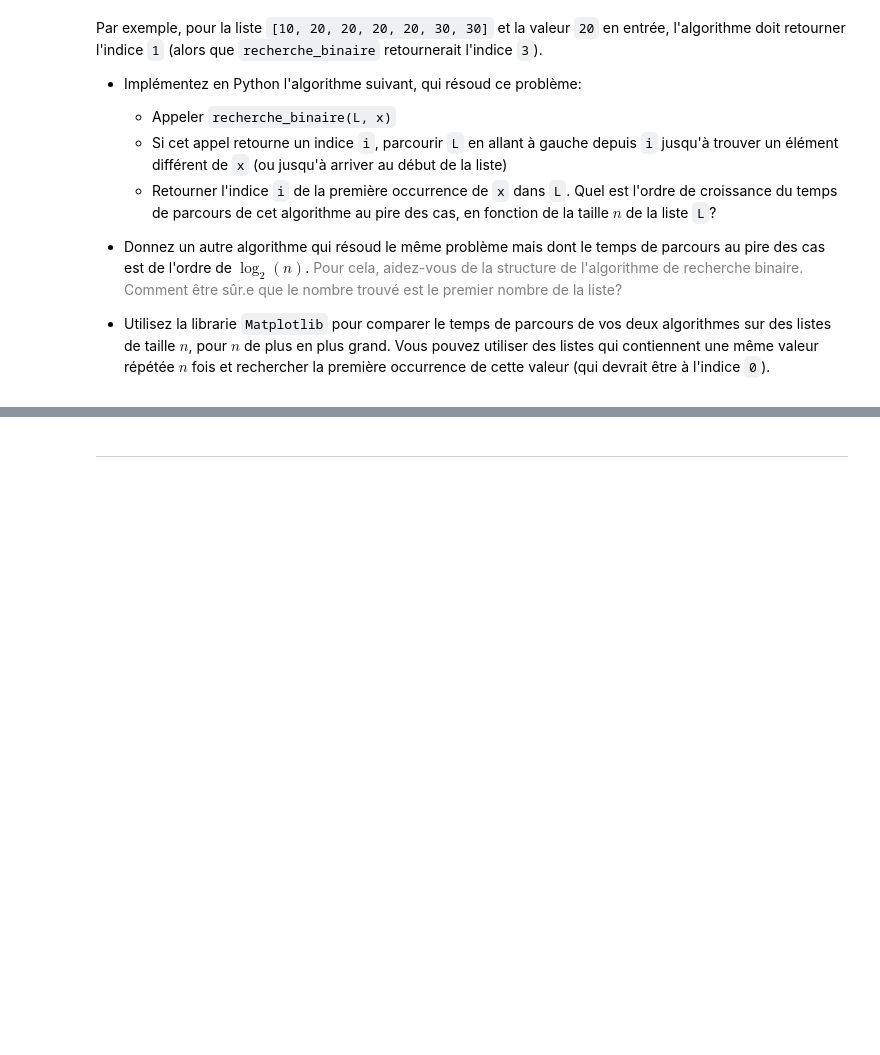
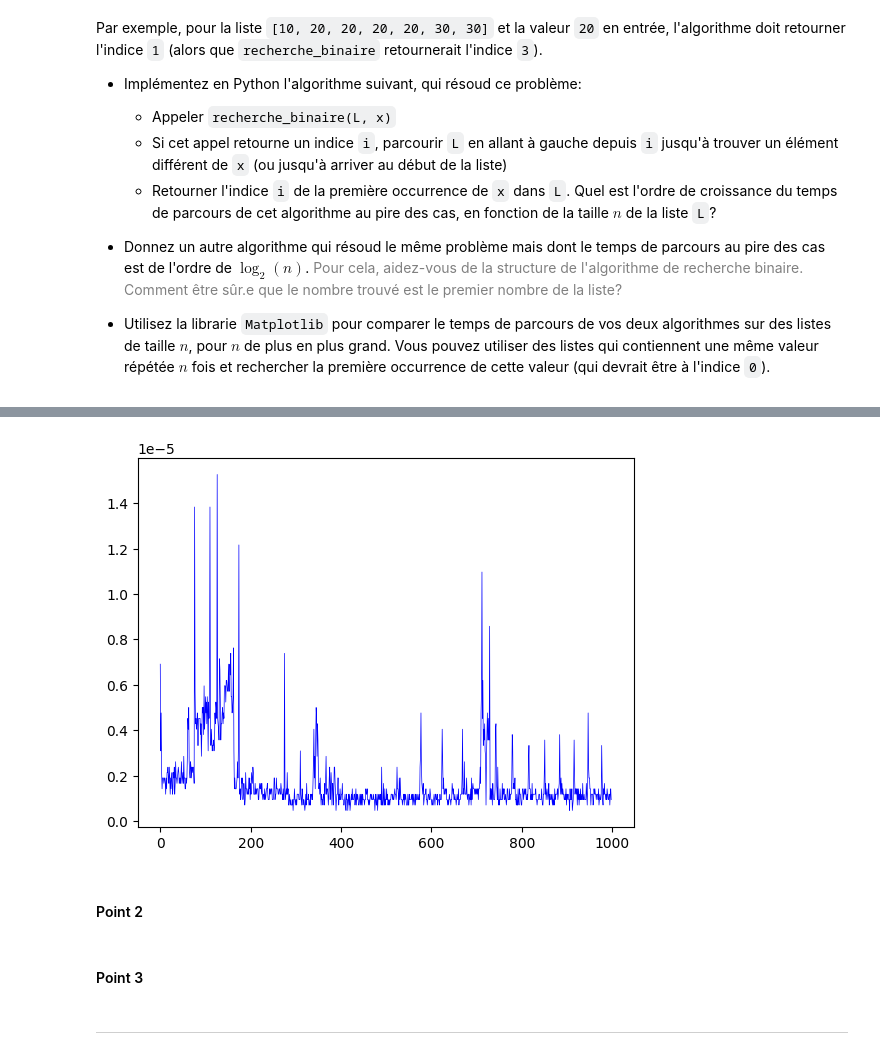
Before and after one commit to mightykatun/epfl-icc-man, a Jupyter notebook: Series/Serie_9/Serie_9.ipynb, the cells around one changed output, grey strips where cells are left out. Drawn from its saved outputs; the diff is of its cells as text; code cells hidden in the pictures; blank space fills up the shorter version.

```diff
--- a/Series/Serie_9/Serie_9.ipynb
+++ b/Series/Serie_9/Serie_9.ipynb
@@ -47,0 +62,14 @@ Par exemple, pour la liste `[10, 20, 20, 20, 20, 30, 30]` et la valeur `20` en e
+# %%
+def first_occ(lst, x):
+    if bin_index := binary_search(lst, x) == None:
+        return None
+    # en partant vers la gauche
+    j = x
+    while j == x and bin_index >= 0:
+        bin_index -= 1
+        j = lst[bin_index]
+    bin_index += 1
+    return bin_index
+
+print(binary_search([10, 20, 20, 20, 20, 30, 30], 20))
+print(first_occ([10, 20, 20, 20, 20, 30, 30], 20))
@@ -48,5 +83,31 @@ Par exemple, pour la liste `[10, 20, 20, 20, 20, 30, 30]` et la valeur `20` en e
+# %%
+import matplotlib.pyplot as plt
+import random as rd
+import time as tm
+
+n_tests = 1000
+times = []
+
+for i in range(1, n_tests):
+    temp_list = sorted([rd.randint(0, 10) for _ in range(i)])
+    rand_x = rd.randint(0, 10)
+
+    a = tm.time()
+    first_occ(temp_list, rand_x)
+    b = tm.time()
+
+    times.append(b - a)
+
+plt.plot(times, color='blue', linewidth=0.5)
+plt.show()
+# %% [output]
+[figure, added]
+# %% [markdown]
+#### Point 2
 # %%
 # Réponse au point 2.
+# %% [markdown]
+#### Point 3
 # %%
 # Réponse au point 3.
 # %% [markdown]
```
Also changed, not shown: parts of 5 cells of this notebook, 1 other file.
